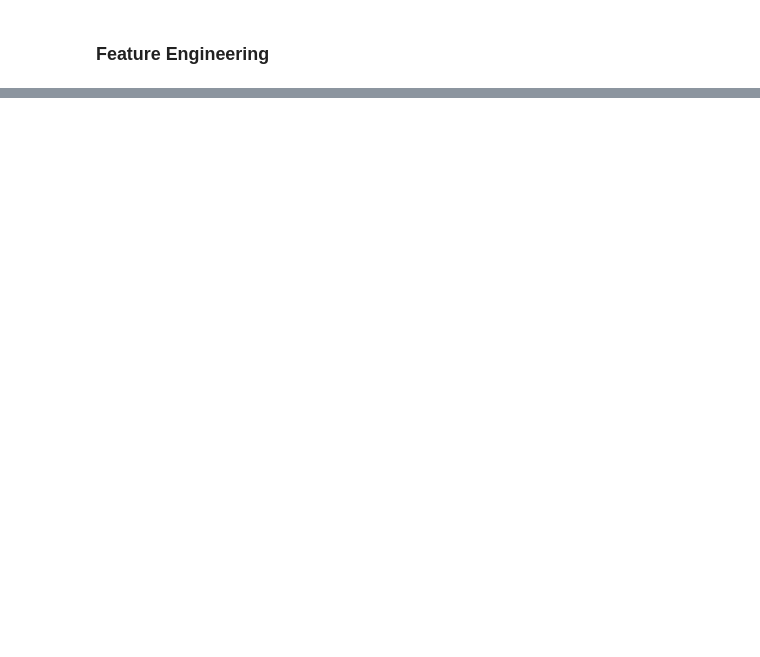
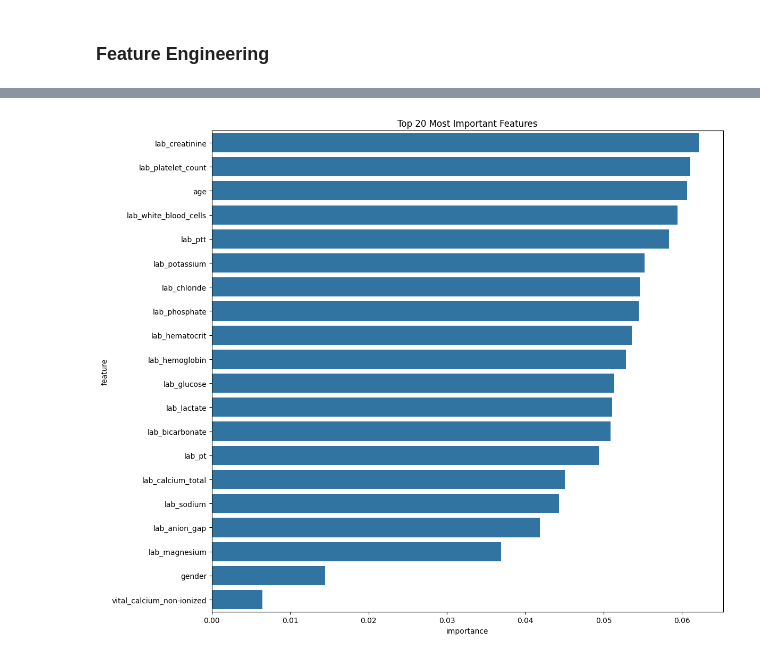
Before and after one commit to ddmulholland/MIMIC_ML_DL, a Jupyter notebook: MIMIC_ML_DL.ipynb, the cells around one changed output, grey strips where cells are left out. Drawn from its saved outputs; the diff is of its cells as text; code cells hidden in the pictures; blank space fills up the shorter version.

```diff
--- a/MIMIC_ML_DL.ipynb
+++ b/MIMIC_ML_DL.ipynb
@@ -314,0 +480,14 @@ important_vitals = [
+# %%
+# Feature importance
+plt.figure(figsize=(12, 10))
+feat_importance = pd.DataFrame({
+    'feature': X.columns,
+    'importance': rf_model.feature_importances_
+}).sort_values('importance', ascending=False)
+
+sns.barplot(x='importance', y='feature', data=feat_importance.head(20))
+plt.title('Top 20 Most Important Features')
+plt.tight_layout()
+plt.show()
+# %% [output]
+[figure, added]
```
Also changed, not shown: parts of 10 cells of this notebook.
